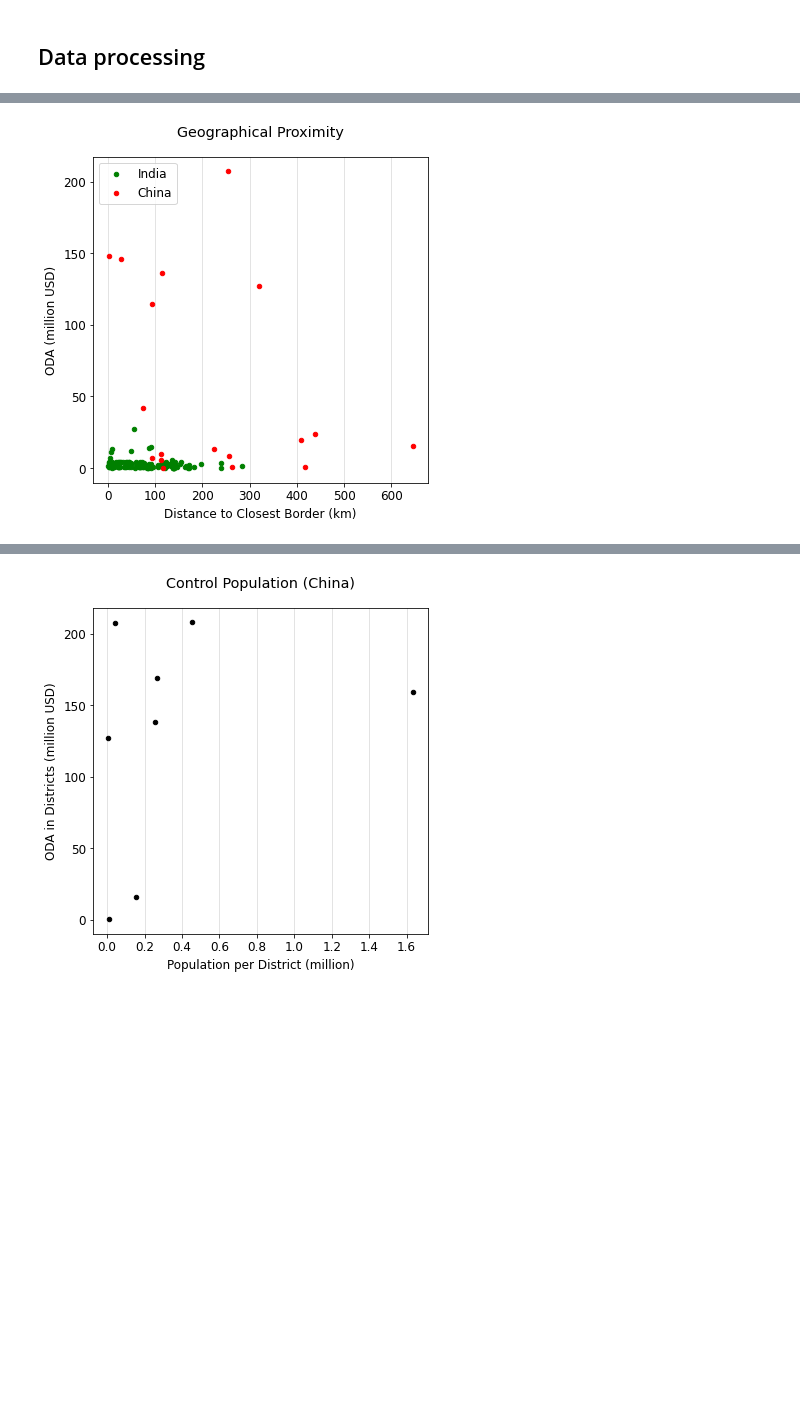
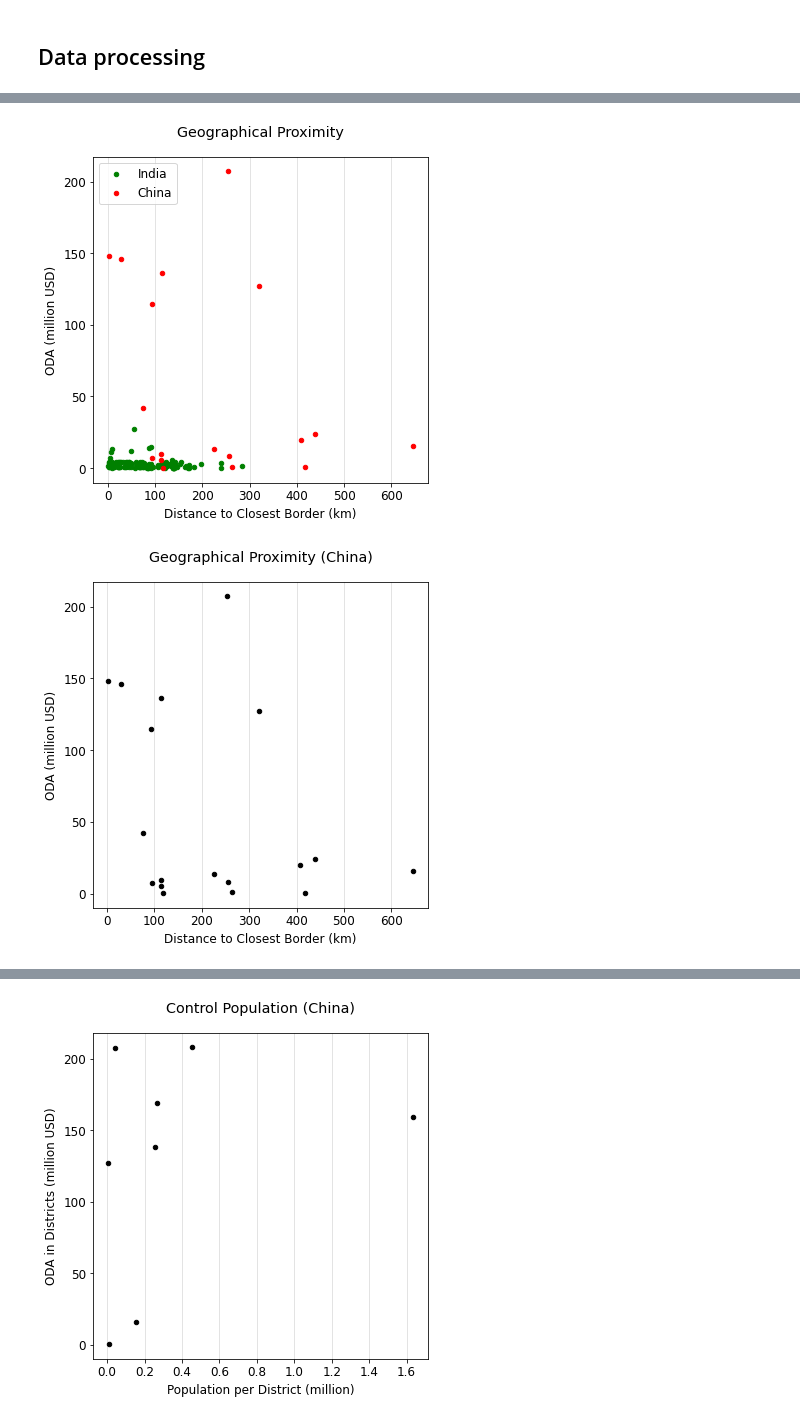
Before and after one commit to bidu19/nepal_aid_projects, a Jupyter notebook: aid_projects.ipynb, the cells around one changed output, grey strips where cells are left out. Drawn from its saved outputs; the diff is of its cells as text; code cells hidden in the pictures; blank space fills up the shorter version.

```diff
--- a/aid_projects.ipynb
+++ b/aid_projects.ipynb
@@ -338,30 +372,49 @@ scatter_plot_multi(
 # Aid vs. Distance
 
 def get_axis(df):
     distance = get_location_mean(df, c_distance).dropna()
     amount = get_location_sum(df, c_amount)
     joined = distance.join(amount).dropna()
     x = joined[c_distance].to_numpy()
     y = joined[c_amount].to_numpy() / 1e6
     return filter_out_below(x, y, 0.1)
 
 
 x_china, y_china = get_axis(aid[aid[c_country] == v_china])
 x_india, y_india = get_axis(aid[aid[c_country] == v_india])
 
 scatter_plot_multi(
     [x_india, x_china],
     [y_india, y_china],
     file_name='distance_combined',
     colors=['green', 'red'],
     title='Geographical Proximity',
     x_label='Distance to Closest Border (km)',
     y_label="ODA (million USD)",
     labels=['India', 'China'],
     markers=['o', 'o'],
     labels_loc=2
 )
 
 # evt. india und china separat
+
+# India
+
+scatter_plot(
+    x_china, y_china,
+    file_name='distance_china',
+    title="Geographical Proximity (China)",
+    x_label='Distance to Closest Border (km)',
+    y_label="ODA (million USD)",
+)
+
+scatter_plot(
+    x_india, y_india,
+    file_name='distance_india',
+    title="Geographical Proximity (India)",
+    x_label='Distance to Closest Border (km)',
+    y_label="ODA (million USD)",
+)
 # %% [output]
 [figure]
+[figure, added]
```
Also changed, not shown: parts of 3 cells of this notebook.
